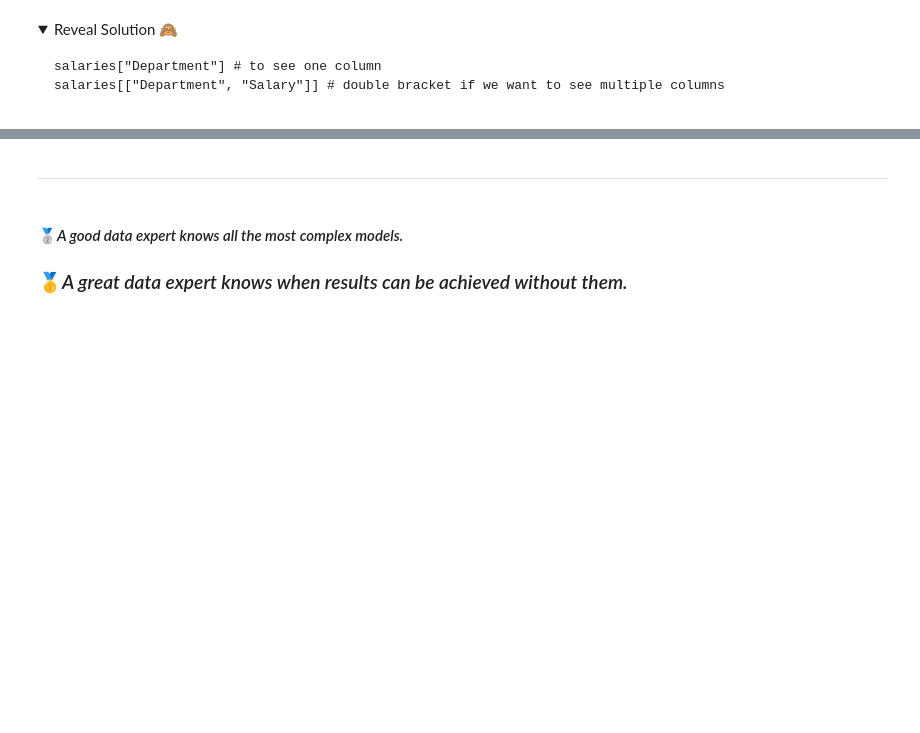
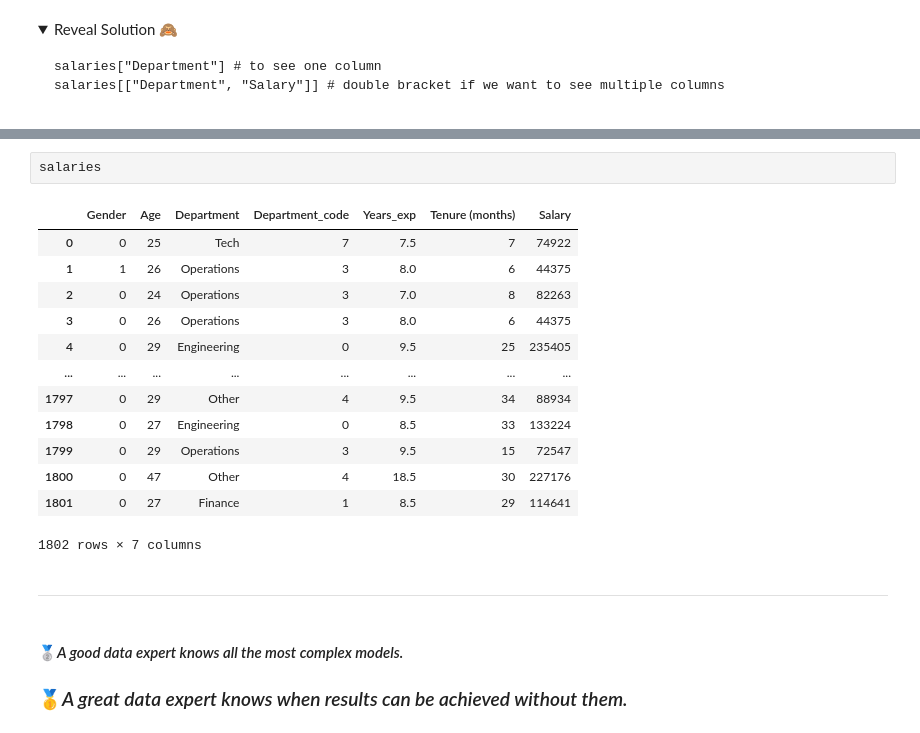
Before and after one commit to lewagonjapan/data-science-foundations, a Jupyter notebook: machine-learning/1. Linear Regression - Salary Predictions.ipynb, the cells around one changed output, grey strips where cells are left out. Saved outputs shown, nothing was run; the diff lists cells and outputs as text; folded sections open; blank space fills up the shorter version.

```diff
--- a/machine-learning/1. Linear Regression - Salary Predictions.ipynb
+++ b/machine-learning/1. Linear Regression - Salary Predictions.ipynb
@@ -142,3 +244,19 @@ salaries[["Department", "Salary"]] # double bracket if we want to see multiple c
+# %%
+salaries
+# %% [output]
+|  | Gender | Age | Department | Department_code | Years_exp | Tenure (months) | Salary |
+| 0 | 0 | 25 | Tech | 7 | 7.5 | 7 | 74922 |
+| 1 | 1 | 26 | Operations | 3 | 8.0 | 6 | 44375 |
+| 2 | 0 | 24 | Operations | 3 | 7.0 | 8 | 82263 |
+| 3 | 0 | 26 | Operations | 3 | 8.0 | 6 | 44375 |
+| 4 | 0 | 29 | Engineering | 0 | 9.5 | 25 | 235405 |
+| ... | ... | ... | ... | ... | ... | ... | ... |
+| 1797 | 0 | 29 | Other | 4 | 9.5 | 34 | 88934 |
+| 1798 | 0 | 27 | Engineering | 0 | 8.5 | 33 | 133224 |
+| 1799 | 0 | 29 | Operations | 3 | 9.5 | 15 | 72547 |
+| 1800 | 0 | 47 | Other | 4 | 18.5 | 30 | 227176 |
+| 1801 | 0 | 27 | Finance | 1 | 8.5 | 29 | 114641 |
+1802 rows × 7 columns
 # %% [markdown]
 -------
 # %% [markdown]
```
Also changed, not shown: parts of 30 cells of this notebook, 3 other files.
